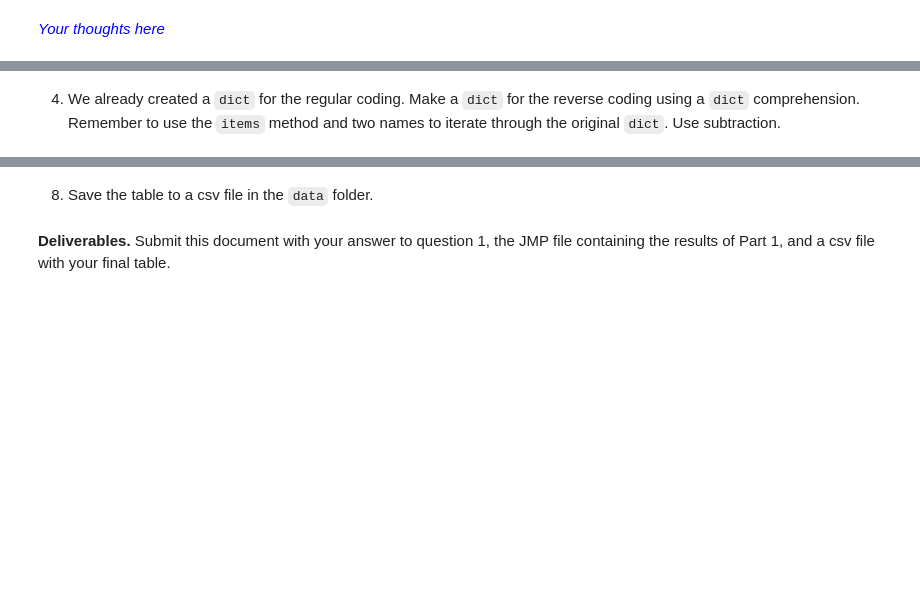
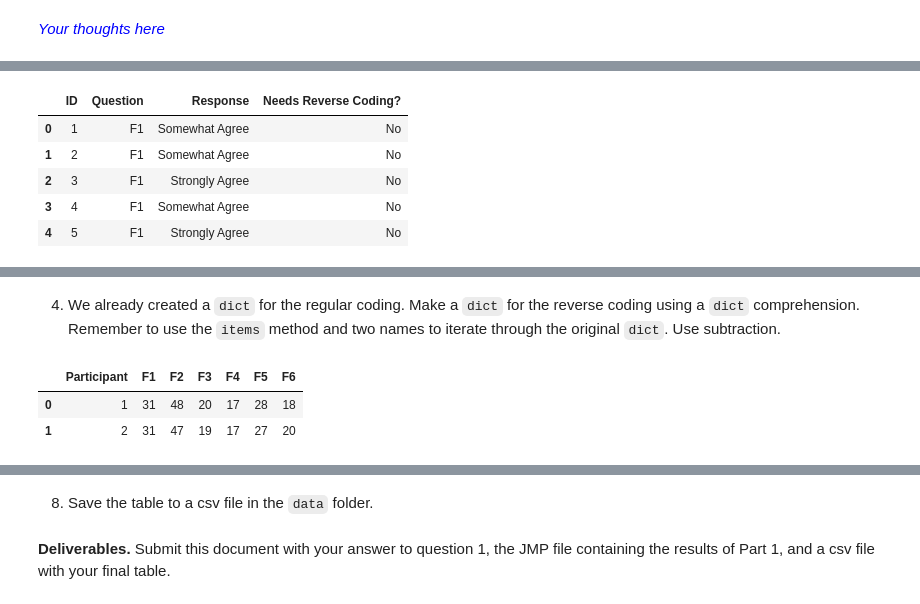
Before and after one commit to josephnagel1/NagelJoseph_act3_2_recoding_and_aggregating_survey_data, a Jupyter notebook: act3_2_recoding_survey_data.ipynb, the cells around one changed output, grey strips where cells are left out. Cells and saved outputs as stored; diff of their text form; code cells hidden in the pictures; blank space fills up the shorter version.

```diff
--- a/act3_2_recoding_survey_data.ipynb
+++ b/act3_2_recoding_survey_data.ipynb
@@ -235,7 +250,19 @@ NameError: name 'pd' is not defined
 
 Work in a pipe and add a temporary `head` at the end.
 # %%
-# Your code here
+(survey
+    >> gather('Question', 'Response', columns_from('F1'))
+    >> left_join(reverse_coding, by = 'Question')
+    >> drop('Construct', 'Question # on Qualtrics Survey', 'Column Name')
+    >> head(5)
+)
+# %% [output]
+|  | ID | Question | Response | Needs Reverse Coding? |
+| 0 | 1 | F1 | Somewhat Agree | No |
+| 1 | 2 | F1 | Somewhat Agree | No |
+| 2 | 3 | F1 | Strongly Agree | No |
+| 3 | 4 | F1 | Somewhat Agree | No |
+| 4 | 5 | F1 | Strongly Agree | No |
 # %% [markdown]
 3.  Make a new column called *Needs Reverse* by joining on
     the `"Yes"` or `"No"` values from the *Needs Reverse Coding?* from **ReverseCodingItems.csv.**
@@ -259,3 +300,24 @@ I want to verify that you are following this practice, which is why we will be c
+# %%
+(survey
+    >> gather('Question', 'Response', columns_from('F1'))
+    >> left_join(reverse_coding, by = 'Question')
+    >> drop('Construct', 'Question # on Qualtrics Survey', 'Column Name')
+    >> mutate(question_type = X.Question.str.split('_').str.get(0),
+              coded_value = ifelse(X['Needs Reverse Coding?'] == 'Yes',
+                                   X.Response.map(reverse_recode),
+                                   X.Response.map(recode)
+                                  ).astype('Int64')
+             )
+    >> group_by(X.ID, X.question_type)
+    >> summarize(total_coded_value = X.coded_value.sum())
+    >> spread(X.question_type, X.total_coded_value)
+    >> rename(Participant = 'ID')
+    >> head(2)
+)
+# %% [output]
+|  | Participant | F1 | F2 | F3 | F4 | F5 | F6 |
+| 0 | 1 | 31 | 48 | 20 | 17 | 28 | 18 |
+| 1 | 2 | 31 | 47 | 19 | 17 | 27 | 20 |
 # %% [markdown]
 5.   Next we need to make a column with the question type.  For example, all questions that start with `F1`, like `F1` and `F1_1`, need to be coded as `F1`.  Add a `mutate` to create this column using one of the string transformations (extract, split, etc.) from this module.
 
```
Also changed, not shown: parts of 7 cells of this notebook.
